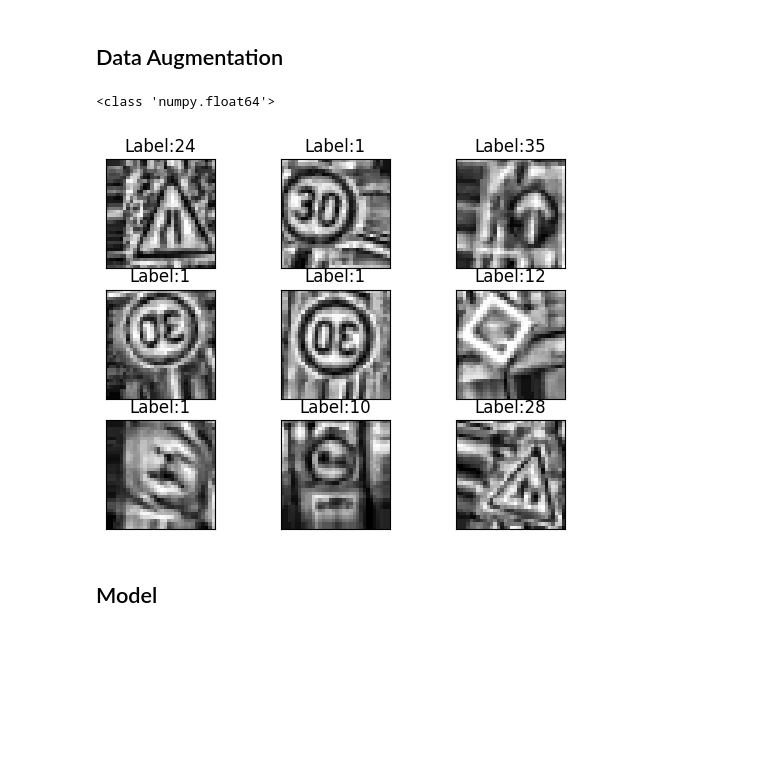
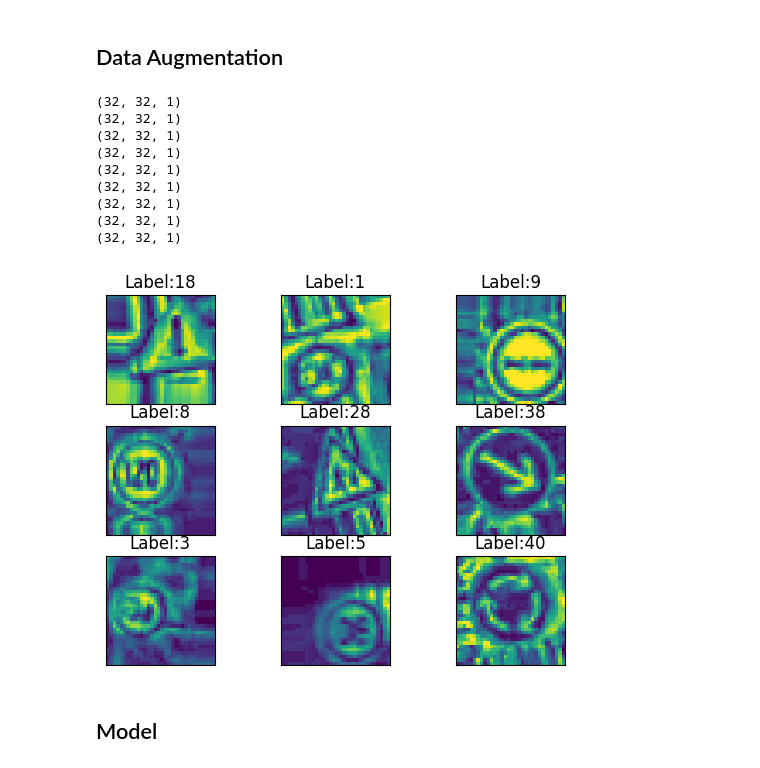
Before and after one commit to isthatm/TrafficSignClassification, a Jupyter notebook: src/DL_traffic_sign.ipynb, the cells around one changed output. Saved outputs shown, nothing was run; the diff lists cells and outputs as text; code cells hidden in the pictures; blank space fills up the shorter version.

```diff
--- a/src/DL_traffic_sign.ipynb
+++ b/src/DL_traffic_sign.ipynb
@@ -264,43 +275,47 @@ Text(0, 0.5, 'Number of images')
 [figure]
 # %% [markdown]
 ## Data Augmentation
-# %%
-print(type(train_images[0,3,4,1]))
-# %% [output]
-<class 'numpy.float64'>
 # %%
 from keras.preprocessing.image import ImageDataGenerator
 
-# convert from int to float
 X_train = train_images
 
 train_datagen = ImageDataGenerator()
 inference_datagen = ImageDataGenerator()
 train_datagen_augmented = ImageDataGenerator(
     rotation_range=20,
     shear_range=0.2,
     width_shift_range=0.2,
     height_shift_range=0.2,
-    horizontal_flip=True,
-    preprocessing_function=preprocess_images)
+    horizontal_flip=True)
 train_datagen.fit(X_train)
 train_datagen_augmented.fit(X_train)
+fig = plt.figure()
+n = 0
+graph_size = 3
+
+for x_batch, y_batch in train_datagen_augmented.flow(X_train, train_labels, batch_size=4):
+    a=fig.add_subplot(graph_size, graph_size, n+1)
+    greyBatch = preprocess_images(x_batch)
+    print(greyBatch[0].shape)
+    imgplot = plt.imshow(greyBatch[0])
+    plt.xticks([])
+    plt.yticks([])
+    plt.title("Label:{}".format(y_batch[0]))
+    n = n + 1
+    if n > 8:
+        break
+# plt.show()
+# %% [output]
+(32, 32, 1)
+(32, 32, 1)
+(32, 32, 1)
+(32, 32, 1)
+(32, 32, 1)
+(32, 32, 1)
+(32, 32, 1)
+(32, 32, 1)
+(32, 32, 1)
+[figure, added]
-# %%
-fig = plt.figure()
-n = 0
-graph_size = 3
-
-for x_batch, y_batch in train_datagen_augmented.flow(X_train, train_labels, batch_size=1):
-    a=fig.add_subplot(graph_size, graph_size, n+1)
-    imgplot = plt.imshow(x_batch[0])
-    plt.xticks([])
-    plt.yticks([])
-    plt.title("Label:{}".format(y_batch[0]))
-    n = n + 1
-    if n > 8:
-        break
-# plt.show()
-# %% [output]
-[figure, removed]
 # %% [markdown]
 ## Model
```
Also changed, not shown: parts of 26 cells of this notebook, 2 other files.
